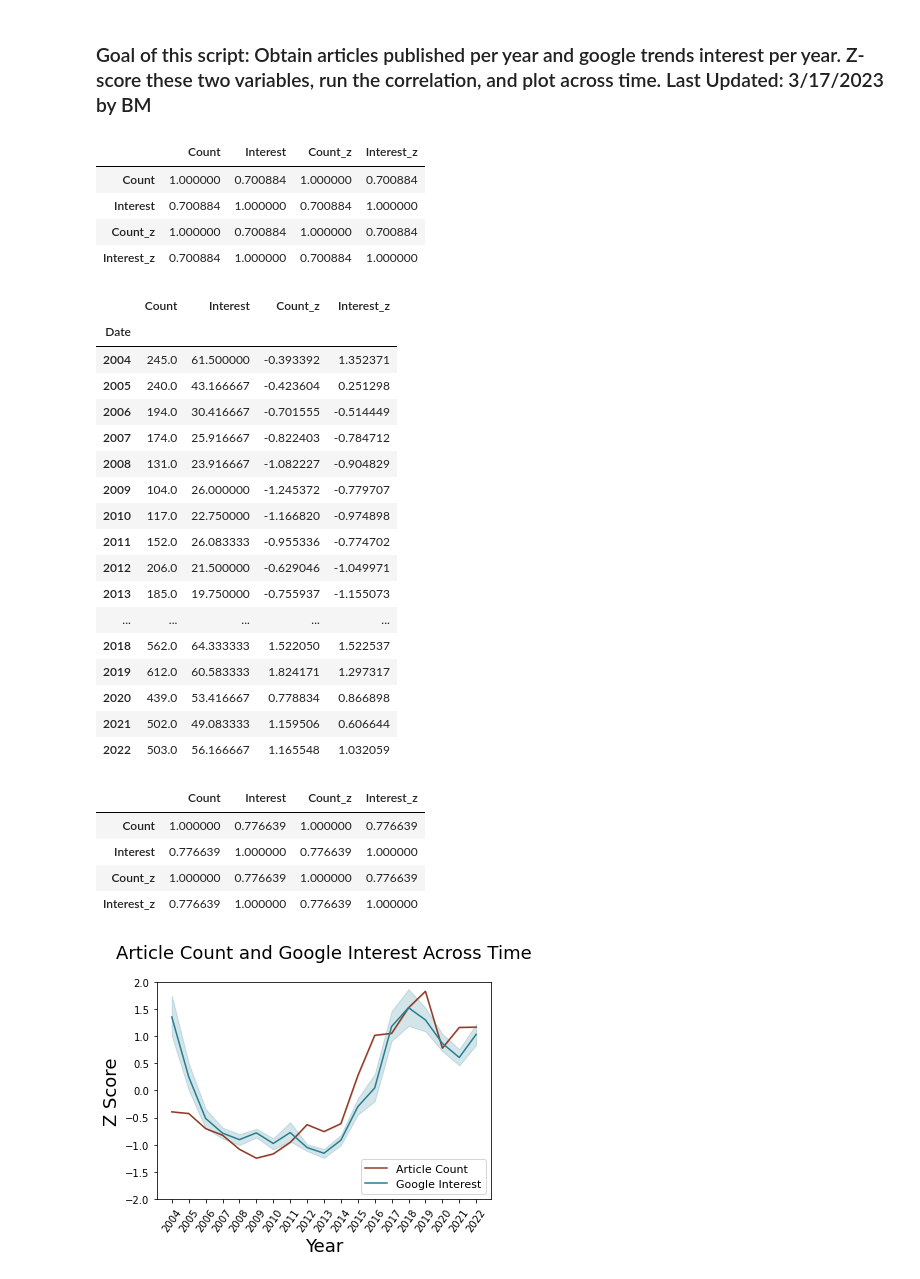
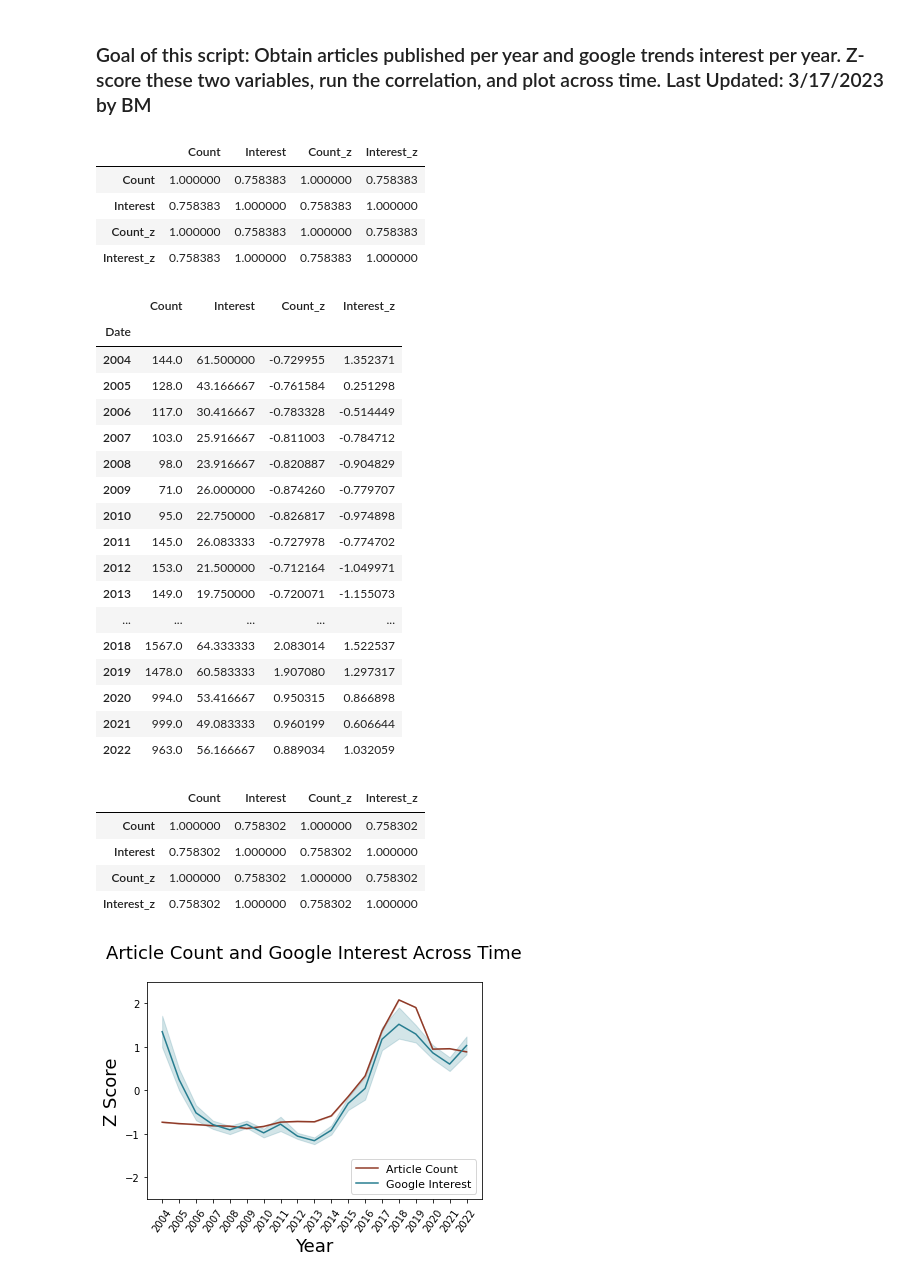
Before and after one commit to CalvinIsch/AI-in-the-news, a Jupyter notebook: Google_Trends_Analysis.ipynb, the cells around one changed output. Drawn from its saved outputs; the diff is of its cells as text; code cells hidden in the pictures.

```diff
--- a/Google_Trends_Analysis.ipynb
+++ b/Google_Trends_Analysis.ipynb
@@ -13,7 +13,7 @@ import seaborn as sns
 import scipy.stats as stats
 # %%
 # get all folders in a directory
-f_1 = '/Users/benmuzekari/Desktop/Penn/Research/AI/simg-b1711-s2023-02-17/'
+f_1 = '/Users/benmuzekari/Desktop/Penn/Research/Other/AI/simg-b1734-s2023-03-17/'
 folders = os.listdir(f_1)
 df = pd.read_csv(f_1 + folders[0] + '/' + [i for i in os.listdir(f_1+ folders[0]) if i.endswith('.csv')][0])
 for f_2 in folders[1:]:
@@ -25,7 +25,7 @@ for f_2 in folders[1:]:
         df = pd.concat([df, df_temp], axis=0)
 
 # import google trends data
-google_trends_df = pd.read_csv('/Users/benmuzekari/Desktop/Penn/Research/AI/Google_Trends_AI.csv', header = 0)
+google_trends_df = pd.read_csv('/Users/benmuzekari/Desktop/Penn/Research/Other/AI/Google_Trends_AI.csv', header = 0)
 # %%
 # wrangle and merge data
 df['Date'] = df['Date'].str[:-3]
@@ -42,10 +42,10 @@ merged_df['Interest_z'] = stats.zscore(merged_df['Interest'])
 merged_df.corr()
 # %% [output]
 |  | Count | Interest | Count_z | Interest_z |
-| Count | 1.000000 | 0.700884 | 1.000000 | 0.700884 |
-| Interest | 0.700884 | 1.000000 | 0.700884 | 1.000000 |
-| Count_z | 1.000000 | 0.700884 | 1.000000 | 0.700884 |
-| Interest_z | 0.700884 | 1.000000 | 0.700884 | 1.000000 |
+| Count | 1.000000 | 0.758383 | 1.000000 | 0.758383 |
+| Interest | 0.758383 | 1.000000 | 0.758383 | 1.000000 |
+| Count_z | 1.000000 | 0.758383 | 1.000000 | 0.758383 |
+| Interest_z | 0.758383 | 1.000000 | 0.758383 | 1.000000 |
 # %%
 # plot over time
 # sns.lineplot(data=merged_df, x="Date", y="Count", color="#903A27")
@@ -66,41 +66,41 @@ merged_df.groupby(['Date']).mean()
 # %% [output]
 |  | Count | Interest | Count_z | Interest_z |
 | Date |  |  |  |  |
-| 2004 | 245.0 | 61.500000 | -0.393392 | 1.352371 |
-| 2005 | 240.0 | 43.166667 | -0.423604 | 0.251298 |
-| 2006 | 194.0 | 30.416667 | -0.701555 | -0.514449 |
-| 2007 | 174.0 | 25.916667 | -0.822403 | -0.784712 |
-| 2008 | 131.0 | 23.916667 | -1.082227 | -0.904829 |
-| 2009 | 104.0 | 26.000000 | -1.245372 | -0.779707 |
-| 2010 | 117.0 | 22.750000 | -1.166820 | -0.974898 |
-| 2011 | 152.0 | 26.083333 | -0.955336 | -0.774702 |
-| 2012 | 206.0 | 21.500000 | -0.629046 | -1.049971 |
-| 2013 | 185.0 | 19.750000 | -0.755937 | -1.155073 |
+| 2004 | 144.0 | 61.500000 | -0.729955 | 1.352371 |
+| 2005 | 128.0 | 43.166667 | -0.761584 | 0.251298 |
+| 2006 | 117.0 | 30.416667 | -0.783328 | -0.514449 |
+| 2007 | 103.0 | 25.916667 | -0.811003 | -0.784712 |
+| 2008 | 98.0 | 23.916667 | -0.820887 | -0.904829 |
+| 2009 | 71.0 | 26.000000 | -0.874260 | -0.779707 |
+| 2010 | 95.0 | 22.750000 | -0.826817 | -0.974898 |
+| 2011 | 145.0 | 26.083333 | -0.727978 | -0.774702 |
+| 2012 | 153.0 | 21.500000 | -0.712164 | -1.049971 |
+| 2013 | 149.0 | 19.750000 | -0.720071 | -1.155073 |
 | ... | ... | ... | ... | ... |
-| 2018 | 562.0 | 64.333333 | 1.522050 | 1.522537 |
-| 2019 | 612.0 | 60.583333 | 1.824171 | 1.297317 |
-| 2020 | 439.0 | 53.416667 | 0.778834 | 0.866898 |
-| 2021 | 502.0 | 49.083333 | 1.159506 | 0.606644 |
-| 2022 | 503.0 | 56.166667 | 1.165548 | 1.032059 |
+| 2018 | 1567.0 | 64.333333 | 2.083014 | 1.522537 |
+| 2019 | 1478.0 | 60.583333 | 1.907080 | 1.297317 |
+| 2020 | 994.0 | 53.416667 | 0.950315 | 0.866898 |
+| 2021 | 999.0 | 49.083333 | 0.960199 | 0.606644 |
+| 2022 | 963.0 | 56.166667 | 0.889034 | 1.032059 |
 # %%
 # get correlation
 merged_df.corr()
 # %% [output]
 |  | Count | Interest | Count_z | Interest_z |
-| Count | 1.000000 | 0.776639 | 1.000000 | 0.776639 |
-| Interest | 0.776639 | 1.000000 | 0.776639 | 1.000000 |
-| Count_z | 1.000000 | 0.776639 | 1.000000 | 0.776639 |
-| Interest_z | 0.776639 | 1.000000 | 0.776639 | 1.000000 |
+| Count | 1.000000 | 0.758302 | 1.000000 | 0.758302 |
+| Interest | 0.758302 | 1.000000 | 0.758302 | 1.000000 |
+| Count_z | 1.000000 | 0.758302 | 1.000000 | 0.758302 |
+| Interest_z | 0.758302 | 1.000000 | 0.758302 | 1.000000 |
 # %%
 # plot over time
 sns.lineplot(data=merged_df, x="Date", y="Count_z", color="#903A27", label='Article Count')
 sns.lineplot(data=merged_df, x="Date", y="Interest_z", color="#277D90", label='Google Interest')
 plt.ylabel("Z Score", fontsize=18, font="Ubuntu")
 plt.xlabel("Year", fontsize=18)
-plt.ylim(-2, 2)
+plt.ylim(-2.5, 2.5)
 plt.legend(loc='lower right', prop={'size': 11})
 plt.xticks(rotation=55)
 plt.title('Article Count and Google Interest Across Time', fontsize=18, y=1.08)
-plt.savefig('article_count_and_article_count_over_time.pdf', bbox_inches='tight')
+plt.savefig('article_count_and_google_interest_time.pdf', bbox_inches='tight')
 # %% [output]
-[figure, old version]
+[figure, new version]
```
Also changed, not shown: 1 other file.
